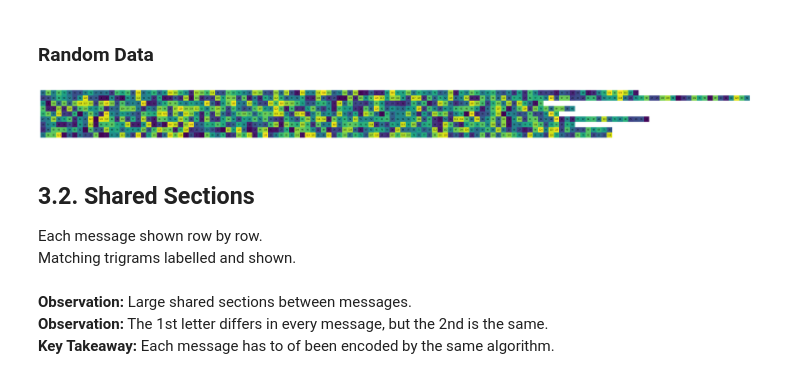
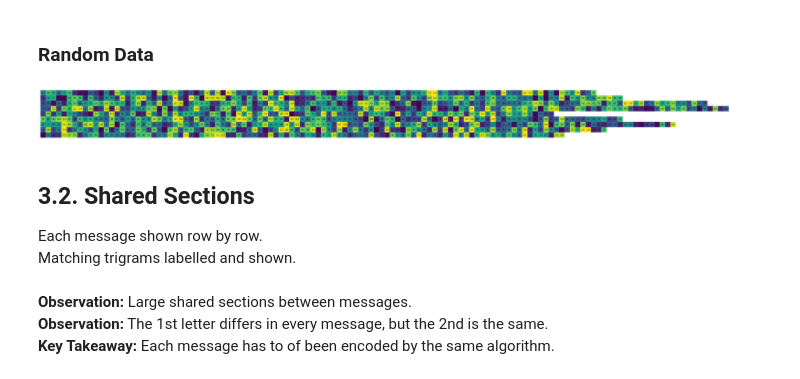
Before and after one commit to tomster12/coding, a Jupyter notebook: Multi/Eyes/Notebooks/Eyes - Progress Doc.ipynb, the cells around one changed output. Cells and saved outputs as stored; diff of their text form; code cells hidden in the pictures.

```diff
--- a/Multi/Eyes/Notebooks/Eyes - Progress Doc.ipynb
+++ b/Multi/Eyes/Notebooks/Eyes - Progress Doc.ipynb
@@ -168,10 +174,11 @@ show_plain(messages)
 [figure]
 # %% [markdown]
 ### Random Data
-# %%
-show_plain(messages_random)
-# %% [output]
-[figure, removed]
+# %%
+regenerate_random()
+show_plain(messages_random)
+# %% [output]
+[figure, added]
 # %% [markdown]
 ## 3.2. Shared Sections
 
```
Also changed, not shown: parts of 7 cells of this notebook, 34 other files.
